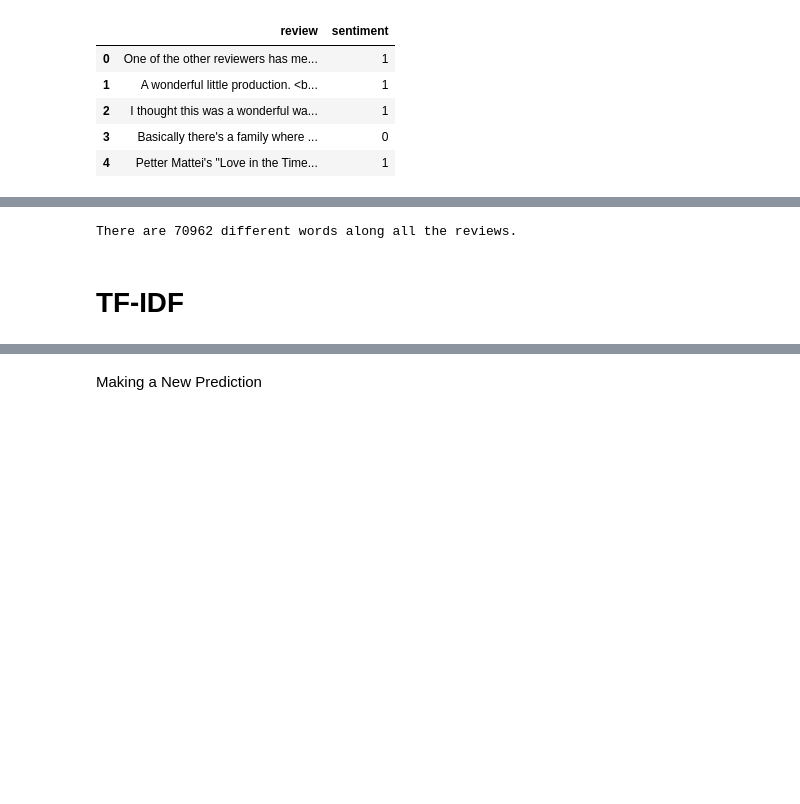
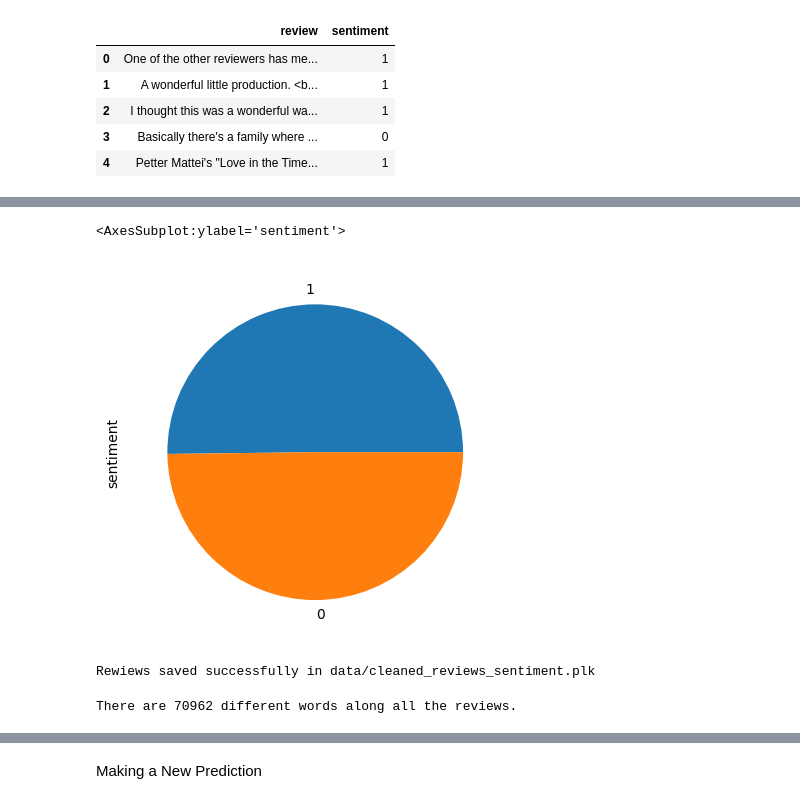
Before and after one commit to dalexmuro/3WAProject-2, a Jupyter notebook: sent_analysis.ipynb, the cells around one changed output, grey strips where cells are left out. Saved outputs shown, nothing was run; the diff lists cells and outputs as text; code cells hidden in the pictures; blank space fills up the shorter version.

```diff
--- a/sent_analysis.ipynb
+++ b/sent_analysis.ipynb
@@ -68,0 +75,9 @@ Getting cleaned reviews from file
+# %%
+print('Cleaning data from reviews dataset')
+reviews_df['cleaned_reviews'] = reviews_df['review'].apply(lambda x : cleantext(x))
+reviews_df.drop_duplicates(subset='cleaned_reviews', inplace=True)
+print(f'{len(reviews_df)} cleaned reviews :')
+print(reviews_df.groupby(['sentiment'])['sentiment'].count())
+print(f'Valeurs NaN : {reviews_df.isna().sum().sum()}')
+print(f'Valeurs nulls : {reviews_df.isnull().sum().sum()}')
+print(f'Valeurs différents du 0 et 1 : {len(reviews_df[~reviews_df.sentiment.isin([0, 1])])}')
@@ -69 +94,11 @@ Getting cleaned reviews from file
+# %%
+reviews_df['sentiment'].value_counts().plot(kind='pie')
+# %% [output]
+<AxesSubplot:ylabel='sentiment'>
+[figure, added]
+# %%
+reviews_df.to_pickle(plk_path)
+print('Rewiews saved successfully in %s' % plk_path)
+# %% [output]
+Rewiews saved successfully in data/cleaned_reviews_sentiment.plk
 # %%
@@ -96,5 +130,3 @@ frequent_words = {word:freq for word,freq in counts.items() if freq >= 50}
 
 # features will be the quantity of words which will be considered
 features = len(frequent_words)
-# %% [markdown]
-# TF-IDF
```
Also changed, not shown: parts of 34 cells of this notebook, 11 other files.
